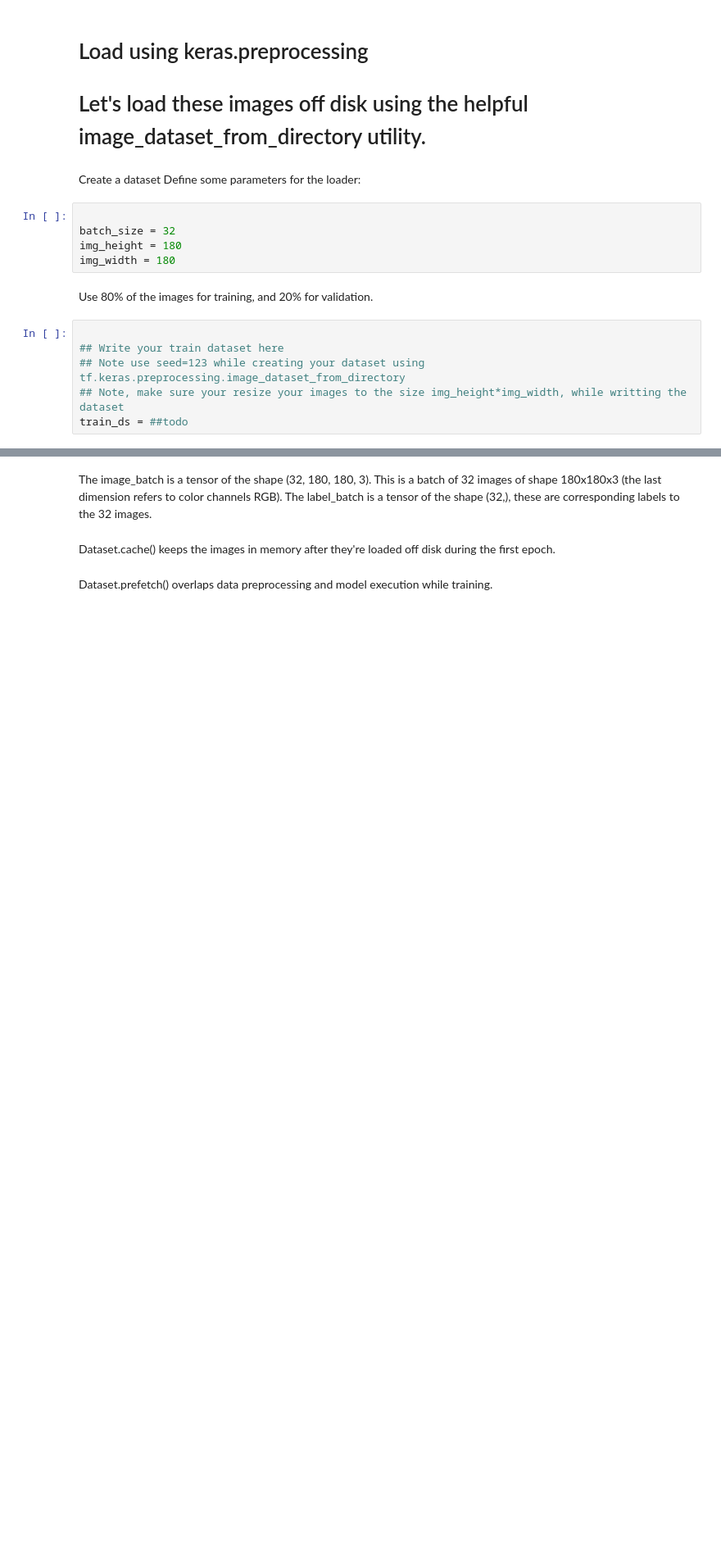
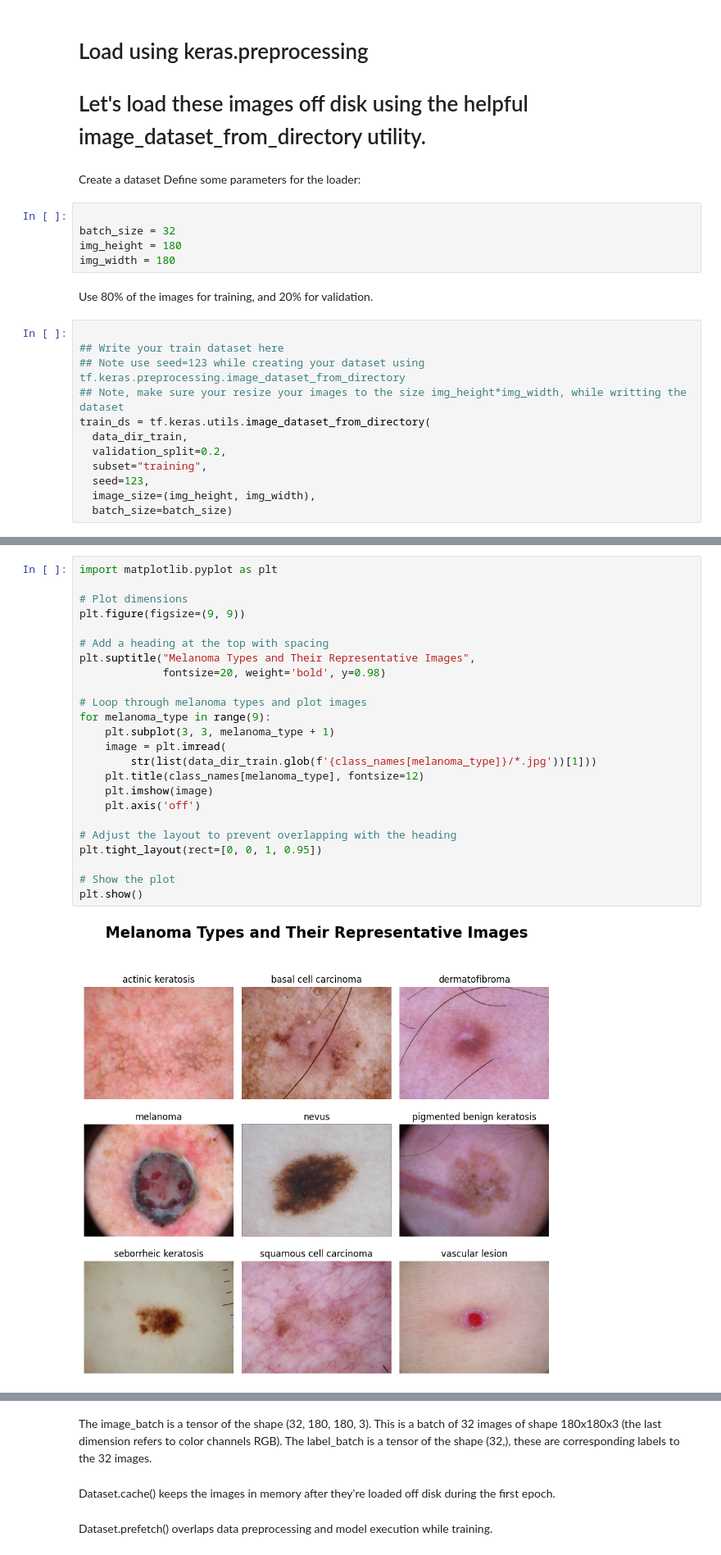
Before and after one commit to thomami244/melanoma-detection, a Jupyter notebook: michael_thomas.ipynb, the cells around one changed output, grey strips where cells are left out. Shown at 82% size. Saved outputs shown, nothing was run; the diff lists cells and outputs as text; blank space fills up the shorter version.

Commit message:
Imported images and visually displayed them

```diff
--- a/michael_thomas.ipynb
+++ b/michael_thomas.ipynb
@@ -72,4 +59,10 @@ Use 80% of the images for training, and 20% for validation.
 ## Write your train dataset here
 ## Note use seed=123 while creating your dataset using tf.keras.preprocessing.image_dataset_from_directory
 ## Note, make sure your resize your images to the size img_height*img_width, while writting the dataset
-train_ds = ##todo
+train_ds = tf.keras.utils.image_dataset_from_directory(
+  data_dir_train,
+  validation_split=0.2,
+  subset="training",
+  seed=123,
+  image_size=(img_height, img_width),
+  batch_size=batch_size)
@@ -94,0 +100,26 @@ import matplotlib.pyplot as plt
+# %%
+import matplotlib.pyplot as plt
+
+# Plot dimensions
+plt.figure(figsize=(9, 9))
+
+# Add a heading at the top with spacing
+plt.suptitle("Melanoma Types and Their Representative Images",
+             fontsize=20, weight='bold', y=0.98)
+
+# Loop through melanoma types and plot images
+for melanoma_type in range(9):
+    plt.subplot(3, 3, melanoma_type + 1)
+    image = plt.imread(
+        str(list(data_dir_train.glob(f'{class_names[melanoma_type]}/*.jpg'))[1]))
+    plt.title(class_names[melanoma_type], fontsize=12)
+    plt.imshow(image)
+    plt.axis('off')
+
+# Adjust the layout to prevent overlapping with the heading
+plt.tight_layout(rect=[0, 0, 1, 0.95])
+
+# Show the plot
+plt.show()
+# %% [output]
+[figure, added]
```
Also changed, not shown: parts of 10 cells of this notebook.
